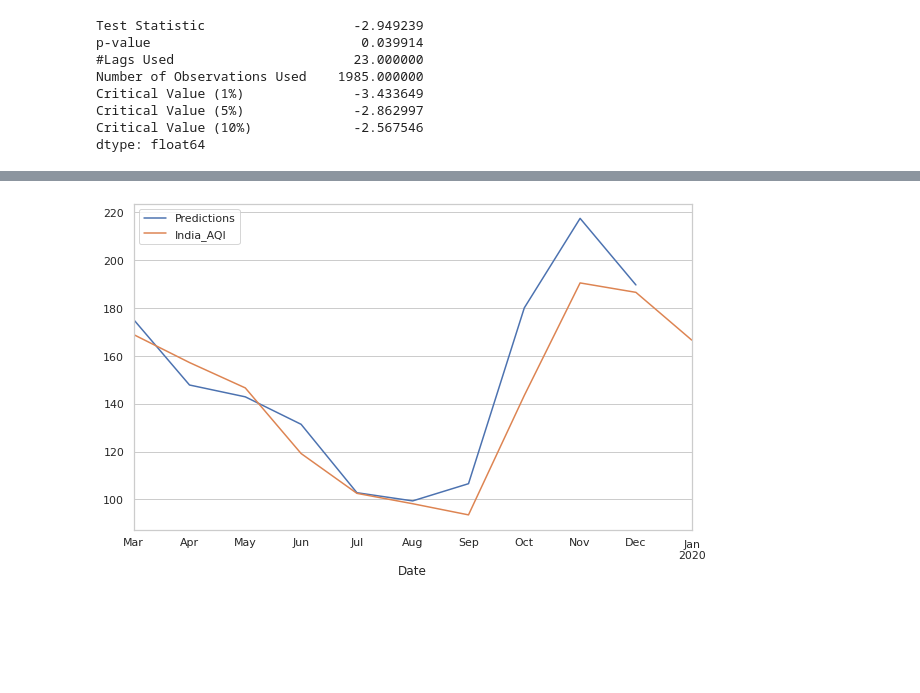
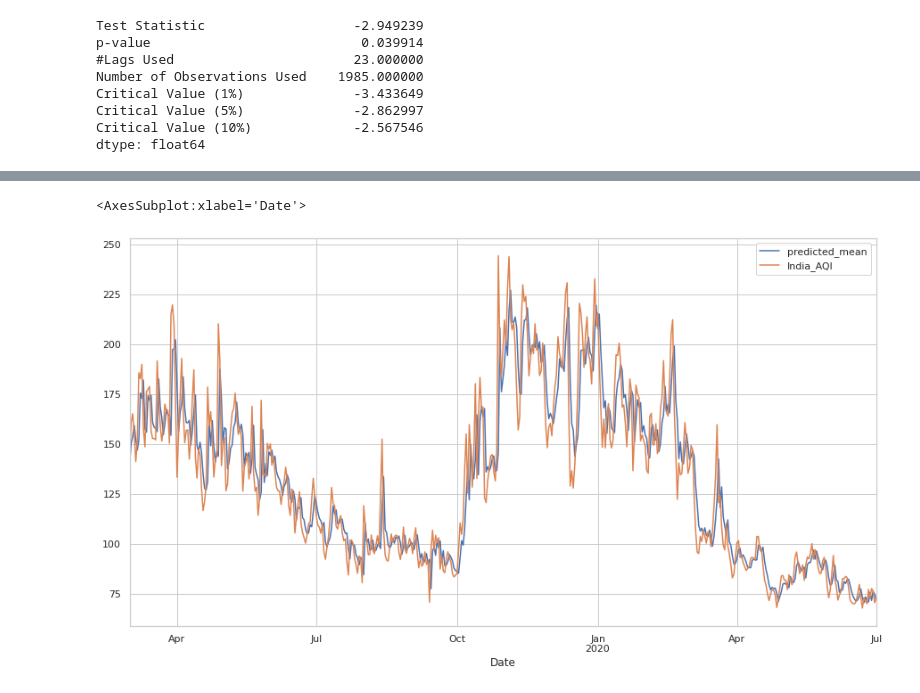
Before and after one commit to Aishwarya-Sarkar/Analysing-and-Forecasting-India-s-AQI, a Jupyter notebook: Time series analysis + Forecasting.ipynb, the cells around one changed output, grey strips where cells are left out. Drawn from its saved outputs; the diff is of its cells as text; code cells hidden in the pictures; blank space fills up the shorter version.

```diff
--- a/Time series analysis + Forecasting.ipynb
+++ b/Time series analysis + Forecasting.ipynb
@@ -195,13 +185,13 @@ Warnings:
 [1] Covariance matrix calculated using the outer product of gradients (complex-step).
 # %%
 #dividing into train and test:
-train_data=cities['India_AQI'][12:50]
-test_data=cities['India_AQI'][50:60]
+train_data=cities_all['India_AQI']
+#test_data=cities_all['India_AQI']['2019-03-01':'2020-01-01']
 
 #Building the model:
-model=SARIMAX(train,order=(0,1,2),seasonal_order=(1,0,1,12),)
+model=SARIMAX(train_data,order=(0,1,2),seasonal_order=(1,0,1,12))
 results=model.fit()
 results.summary()
-
-#cities['India_AQI'][50:62]
+#test_data
+cities['India_AQI'][:69]
 # %% [output]
@@ -228,6 +211,9 @@ Warnings:
-# %%
-predictions = results.predict(start=50, end=59, typ='levels').rename('Predictions')
-predictions.plot(legend=True)
-test_data.plot(legend=True);
-# %% [output]
-[figure, removed]
+# %%
+fig, ax= plt.subplots(figsize=(15,8))
+
+predictions = results.predict(start='2019-03-01', end='2020-07-01')
+predictions.plot(legend=True, ax=ax)
+train_data['2019-03-01':'2020-07-01'].plot(legend=True, ax=ax)
+# %% [output]
+<AxesSubplot:xlabel='Date'>
+[figure, added]
```
Also changed, not shown: parts of 12 cells of this notebook.
